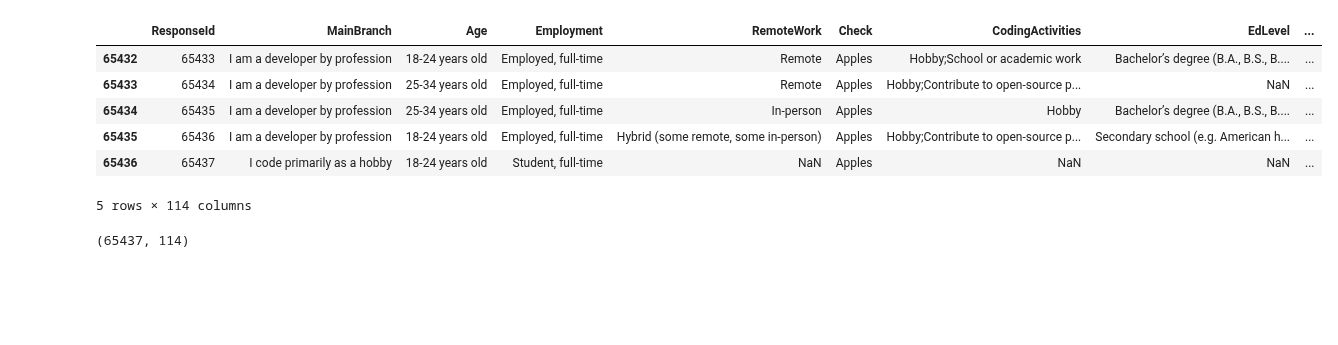
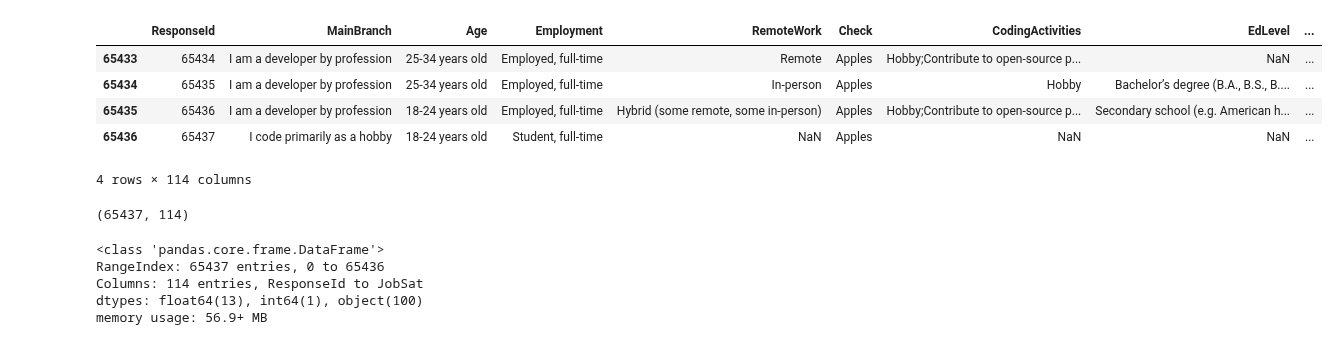
Before and after one commit to Sansub471/DataVisualization, a Jupyter notebook: pandas_classes/pandas_one.ipynb, the cells around one changed output. Drawn from its saved outputs; the diff is of its cells as text; code cells hidden in the pictures; blank space fills up the shorter version.

```diff
--- a/pandas_classes/pandas_one.ipynb
+++ b/pandas_classes/pandas_one.ipynb
@@ -15,15 +16,22 @@ df.head()
 # %%
-df.tail()
+df.tail(4) # last 10 rows
 # %% [output]
 |  | ResponseId | MainBranch | Age | Employment | RemoteWork | Check | CodingActivities | EdLevel | ... |
-| 65432 | 65433 | I am a developer by profession | 18-24 years old | Employed, full-time | Remote | Apples | Hobby;School or academic work | Bachelor’s degree (B.A., B.S., B.... | ... |
 | 65433 | 65434 | I am a developer by profession | 25-34 years old | Employed, full-time | Remote | Apples | Hobby;Contribute to open-source p... | NaN | ... |
 | 65434 | 65435 | I am a developer by profession | 25-34 years old | Employed, full-time | In-person | Apples | Hobby | Bachelor’s degree (B.A., B.S., B.... | ... |
 | 65435 | 65436 | I am a developer by profession | 18-24 years old | Employed, full-time | Hybrid (some remote, some in-person) | Apples | Hobby;Contribute to open-source p... | Secondary school (e.g. American h... | ... |
 | 65436 | 65437 | I code primarily as a hobby | 18-24 years old | Student, full-time | NaN | Apples | NaN | NaN | ... |
-5 rows × 114 columns
+4 rows × 114 columns
 # %%
 df.shape
 # rows * cols
 # %% [output]
 (65437, 114)
+# %%
+df.info() # Dataframe info
+# %% [output]
+<class 'pandas.core.frame.DataFrame'>
+RangeIndex: 65437 entries, 0 to 65436
+Columns: 114 entries, ResponseId to JobSat
+dtypes: float64(13), int64(1), object(100)
+memory usage: 56.9+ MB
```
Also changed, not shown: parts of 5 cells of this notebook.
